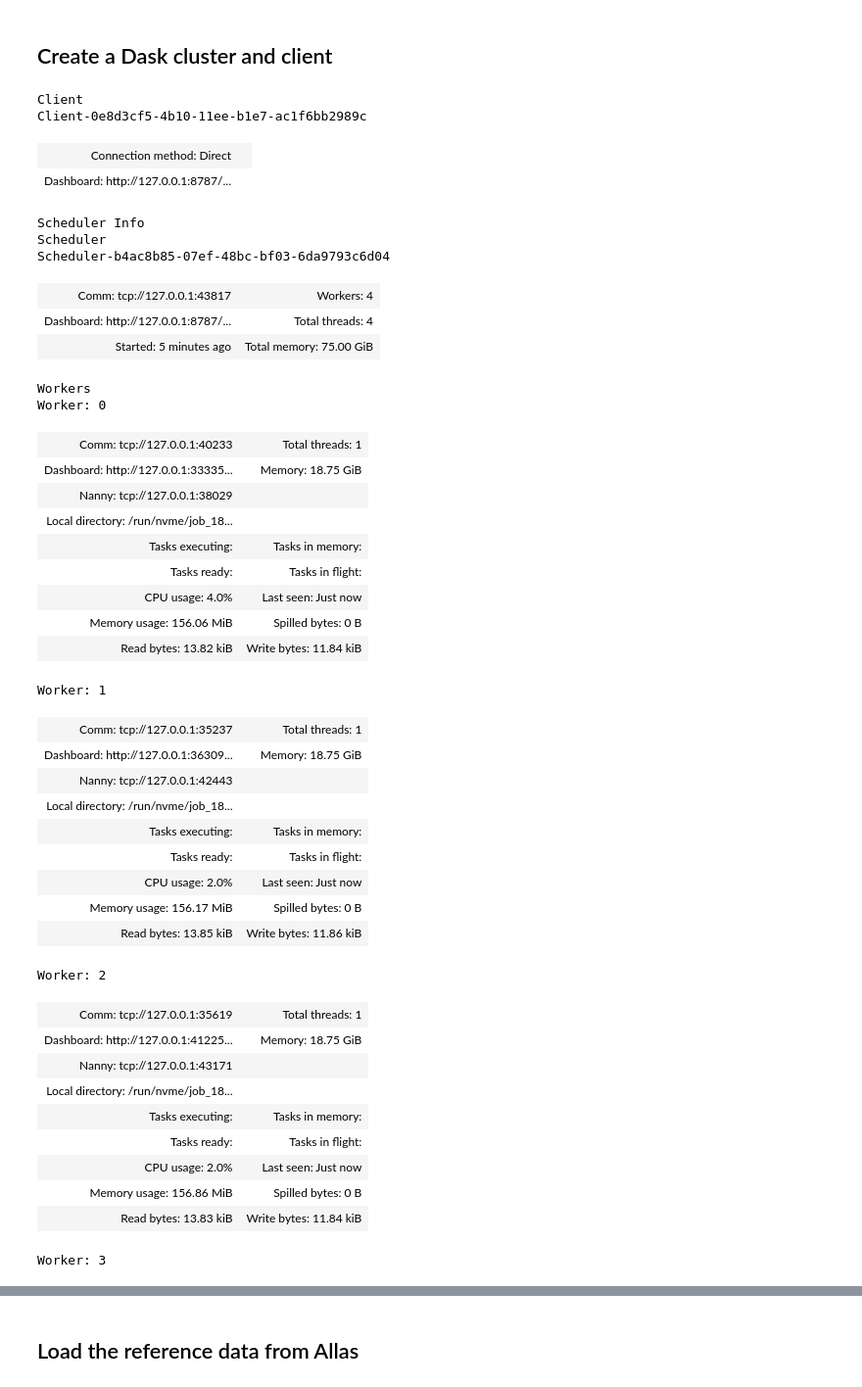
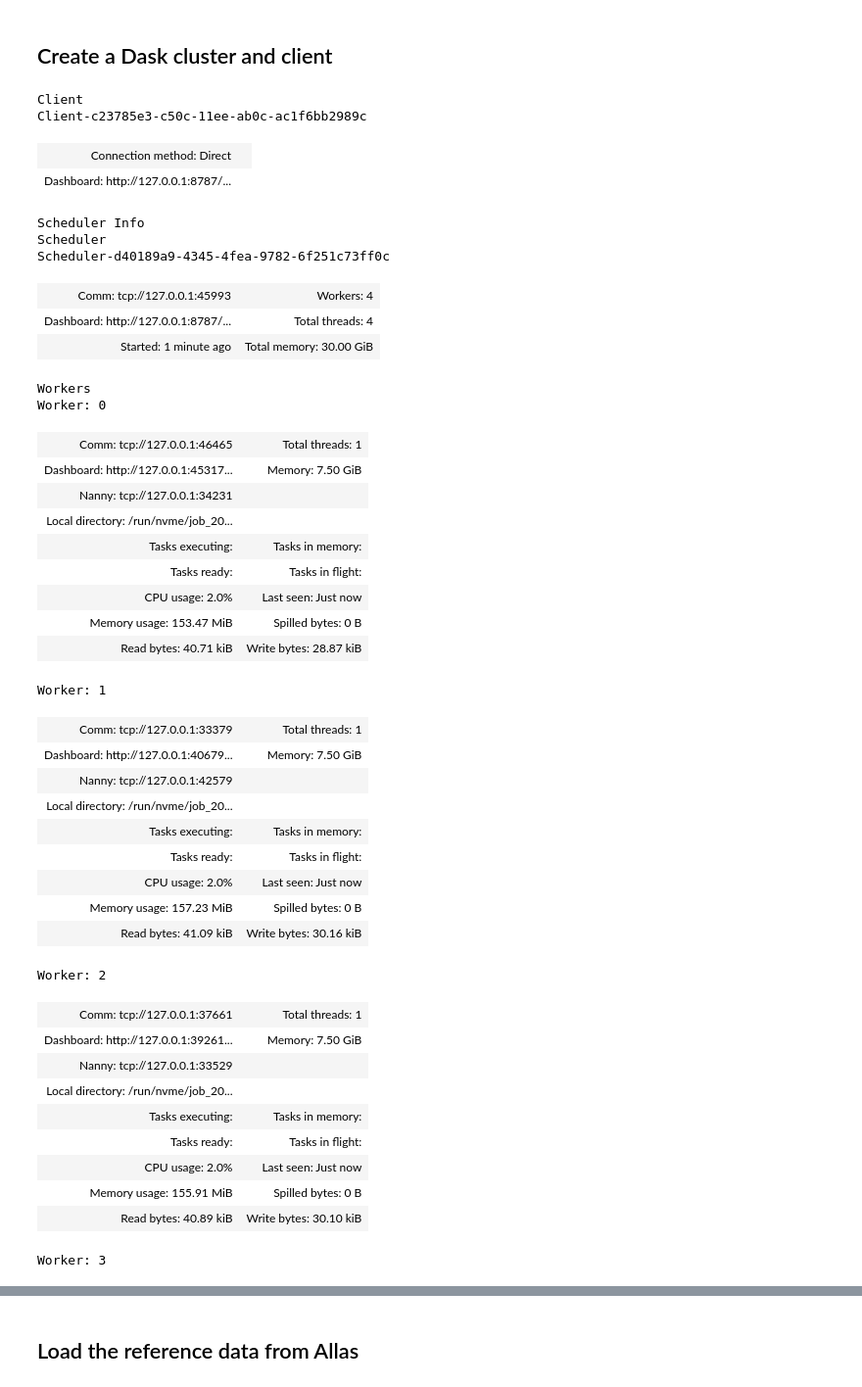
Before and after one commit to AaltoGIS/GeoHPC, a Jupyter notebook: source/lessons/L3/03_LandCoverClassification_syke_Parallelization.ipynb, the cells around one changed output, grey strips where cells are left out. Shown: that part at 98% size. Cells and saved outputs as stored; diff of their text form; code cells hidden in the pictures.

```diff
--- a/source/lessons/L3/03_LandCoverClassification_syke_Parallelization.ipynb
+++ b/source/lessons/L3/03_LandCoverClassification_syke_Parallelization.ipynb
@@ -108,48 +113,48 @@ threads_per_worker = None
 # %%
 from dask.distributed import Client
 
-client = Client("tcp://127.0.0.1:43817")
+client = Client("tcp://127.0.0.1:45993")
 client
 # %% [output]
 Client
-Client-0e8d3cf5-4b10-11ee-b1e7-ac1f6bb2989c
+Client-c23785e3-c50c-11ee-ab0c-ac1f6bb2989c
 | Connection method: Direct |  |
 | Dashboard: http://127.0.0.1:8787/... |  |
 Scheduler Info
 Scheduler
-Scheduler-b4ac8b85-07ef-48bc-bf03-6da9793c6d04
+Scheduler-d40189a9-4345-4fea-9782-6f251c73ff0c
-| Comm: tcp://127.0.0.1:43817 | Workers: 4 |
+| Comm: tcp://127.0.0.1:45993 | Workers: 4 |
 | Dashboard: http://127.0.0.1:8787/... | Total threads: 4 |
-| Started: 5 minutes ago | Total memory: 75.00 GiB |
+| Started: 1 minute ago | Total memory: 30.00 GiB |
 Workers
 Worker: 0
-| Comm: tcp://127.0.0.1:40233 | Total threads: 1 |
-| Dashboard: http://127.0.0.1:33335... | Memory: 18.75 GiB |
-| Nanny: tcp://127.0.0.1:38029 |  |
-| Local directory: /run/nvme/job_18... |  |
+| Comm: tcp://127.0.0.1:46465 | Total threads: 1 |
+| Dashboard: http://127.0.0.1:45317... | Memory: 7.50 GiB |
+| Nanny: tcp://127.0.0.1:34231 |  |
+| Local directory: /run/nvme/job_20... |  |
 | Tasks executing: | Tasks in memory: |
 | Tasks ready: | Tasks in flight: |
-| CPU usage: 4.0% | Last seen: Just now |
-| Memory usage: 156.06 MiB | Spilled bytes: 0 B |
-| Read bytes: 13.82 kiB | Write bytes: 11.84 kiB |
+| CPU usage: 2.0% | Last seen: Just now |
+| Memory usage: 153.47 MiB | Spilled bytes: 0 B |
+| Read bytes: 40.71 kiB | Write bytes: 28.87 kiB |
 Worker: 1
-| Comm: tcp://127.0.0.1:35237 | Total threads: 1 |
-| Dashboard: http://127.0.0.1:36309... | Memory: 18.75 GiB |
-| Nanny: tcp://127.0.0.1:42443 |  |
-| Local directory: /run/nvme/job_18... |  |
+| Comm: tcp://127.0.0.1:33379 | Total threads: 1 |
+| Dashboard: http://127.0.0.1:40679... | Memory: 7.50 GiB |
+| Nanny: tcp://127.0.0.1:42579 |  |
+| Local directory: /run/nvme/job_20... |  |
 | Tasks executing: | Tasks in memory: |
 | Tasks ready: | Tasks in flight: |
 | CPU usage: 2.0% | Last seen: Just now |
-| Memory usage: 156.17 MiB | Spilled bytes: 0 B |
-| Read bytes: 13.85 kiB | Write bytes: 11.86 kiB |
+| Memory usage: 157.23 MiB | Spilled bytes: 0 B |
+| Read bytes: 41.09 kiB | Write bytes: 30.16 kiB |
 Worker: 2
-| Comm: tcp://127.0.0.1:35619 | Total threads: 1 |
-| Dashboard: http://127.0.0.1:41225... | Memory: 18.75 GiB |
-| Nanny: tcp://127.0.0.1:43171 |  |
-| Local directory: /run/nvme/job_18... |  |
+| Comm: tcp://127.0.0.1:37661 | Total threads: 1 |
+| Dashboard: http://127.0.0.1:39261... | Memory: 7.50 GiB |
+| Nanny: tcp://127.0.0.1:33529 |  |
+| Local directory: /run/nvme/job_20... |  |
 | Tasks executing: | Tasks in memory: |
 | Tasks ready: | Tasks in flight: |
 | CPU usage: 2.0% | Last seen: Just now |
-| Memory usage: 156.86 MiB | Spilled bytes: 0 B |
-| Read bytes: 13.83 kiB | Write bytes: 11.84 kiB |
+| Memory usage: 155.91 MiB | Spilled bytes: 0 B |
+| Read bytes: 40.89 kiB | Write bytes: 30.10 kiB |
 Worker: 3
```
Also changed, not shown: parts of 72 cells of this notebook, 2 other files.
